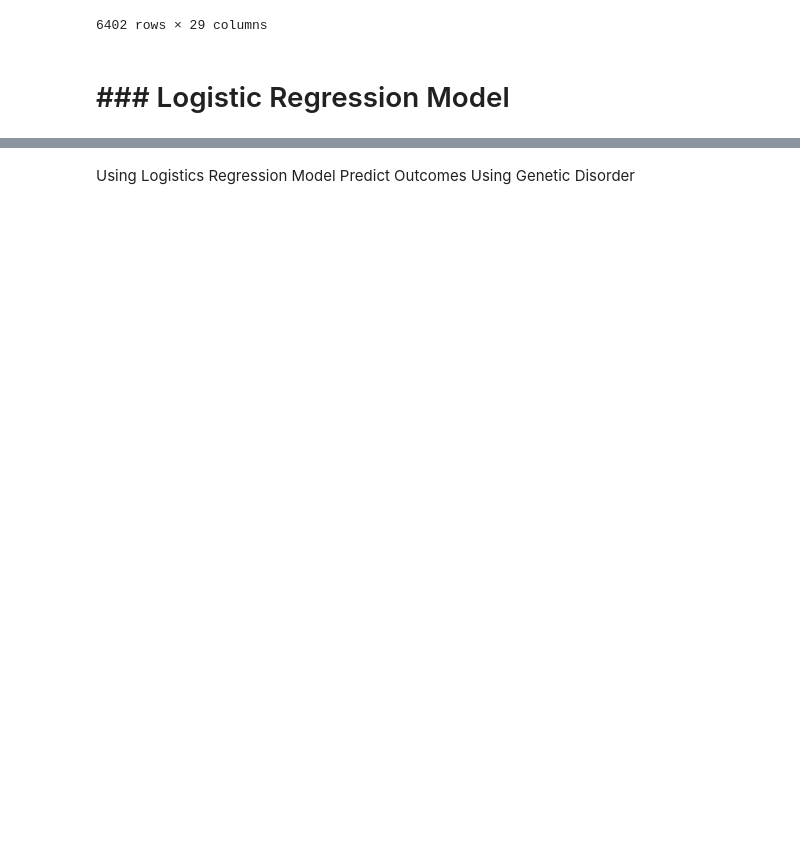
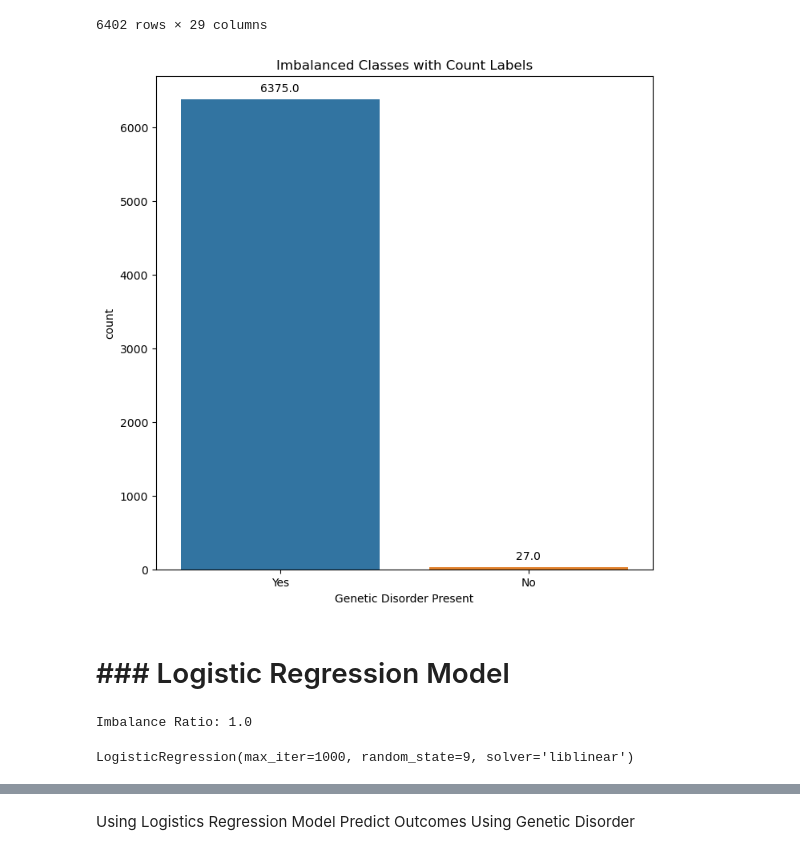
Before and after one commit to Mepseha/Project-4, a Jupyter notebook: Alternative_Models/LogisticRegression_FocusedTarget.ipynb, the cells around one changed output, grey strips where cells are left out. Saved outputs shown, nothing was run; the diff lists cells and outputs as text; code cells hidden in the pictures; blank space fills up the shorter version.

```diff
--- a/Alternative_Models/LogisticRegression_FocusedTarget.ipynb
+++ b/Alternative_Models/LogisticRegression_FocusedTarget.ipynb
@@ -64,14 +64,9 @@ Data columns (total 45 columns):
 dtypes: float64(16), object(29)
 memory usage: 7.6+ MB
 # %%
-# Replace '-' with 'Not applicable' in the entire DataFrame
-GeneticDisorder_df = GeneticDisorder_df.copy()
-GeneticDisorder_df.replace('-', 'Not applicable', inplace=True)
+# Replace 'Not applicable' with 'No' in the entire DataFrame
+# Replace specified values with 'No' in all columns
+GeneticDisorder_df.replace(['-', 'Not Available', 'No record', 'None', 'Not Applicable', 'Not applicable'], 'No', inplace=True)
-# %%
-# Replace 'Not applicable' with 'No' in the entire DataFrame
-# Replace specified values with 'No' in all columns
-values_to_replace = ["Not Available", "No record", "None", "Not Applicable", "Not applicable"]
-GeneticDisorder_df.replace(values_to_replace, "No", inplace=True)
 # %%
 # Assuming that no data entries in the Genetic Disorder & Disorder Subclass represent no genetic disorder present in the patient
 GeneticDisorder_df['Genetic Disorder'].fillna('Not Present', inplace=True)
@@ -104,9 +99,8 @@ GeneticDisorder_df['GeneticDisorder_Present'] = np.where(
 )
 # %%
 # Drop unnecessary columns from the dataset
-columns_to_remove = ['Patient Id', 'Patient First Name', 'Family Name', 'Father\'s name', 'Mother\'s age', 'Father\'s age', 'Institute Name', 'Location of Institute','Test 1','Test 2','Test 3','Test 4','Test 5','Symptom 1','Symptom 2', 'Symptom 3', 'Symptom 4', 'Symptom 5','Parental consent', 'Genetic Disorder', 'Disorder Subclass']
-columns_to_remove_train = [col for col in columns_to_remove if col in GeneticDisorder_df.columns]
-GeneticDisorder_cleaned_df = GeneticDisorder_df.drop(columns=columns_to_remove_train)
+columns_to_remove = ['Patient Id', 'Patient First Name', 'Family Name', 'Father\'s name', 'Mother\'s age', 'Father\'s age', 'Institute Name', 'Location of Institute', 'Test 1', 'Test 2', 'Test 3', 'Test 4', 'Test 5', 'Symptom 1', 'Symptom 2', 'Symptom 3', 'Symptom 4', 'Symptom 5', 'Parental consent', 'Genetic Disorder', 'Disorder Subclass']
+GeneticDisorder_cleaned_df = GeneticDisorder_df.drop(columns=columns_to_remove)
 # %%
 # Count the number of NaN values in each column
 nan_counts = GeneticDisorder_cleaned_df.isna().sum()
@@ -269,6 +246,20 @@ GeneticDisorder_encoded_df
 # %%
 # Export GeneticDisorder_encoded_df to CSV file
 # GeneticDisorder_encoded_df.to_csv('../Resources/GeneticDisorder_encoded_AllFeatures.csv', index=False)
+# %%
+#plot the dataset class imbalance
+plt.figure(figsize=(8, 8))
+ax = sns.countplot(x='Genetic Disorder Present', data=GeneticDisorder_encoded_df)
+
+# Add count labels on top of the bars
+for p in ax.patches:
+    ax.annotate(f'{p.get_height()}', (p.get_x() + p.get_width() / 2., p.get_height()),
+                ha='center', va='center', xytext=(0, 10), textcoords='offset points')
+
+plt.title('Imbalanced Classes with Count Labels')
+plt.show()
+# %% [output]
+[figure, added]
 # %% [markdown]
 # ### Logistic Regression Model
 # %%
@@ -277,2 +268,8 @@ X_train, X_test, y_train, y_test = train_test_split(X, y, test_size=0.2, random_
+# %%
+# Check class imbalance
+imbalance_ratio = len(y_train[y_train == 0]) / len(y_train[y_train == 1]) if len(y_train[y_train == 1]) != 0 else 1.0
+print("Imbalance Ratio:", imbalance_ratio)
+# %% [output]
+Imbalance Ratio: 1.0
 # %%
 # Create an imbalanced pipeline with undersampling and SMOTE
@@ -284,0 +287,5 @@ X_train_resampled, y_train_resampled = pipeline.fit_resample(X_train, y_train)
+# %%
+# Fit the Logistic Regression model
+logreg_model.fit(X_train_resampled, y_train_resampled)
+# %% [output]
+LogisticRegression(max_iter=1000, random_state=9, solver='liblinear')
```
Also changed, not shown: parts of 37 cells of this notebook.
